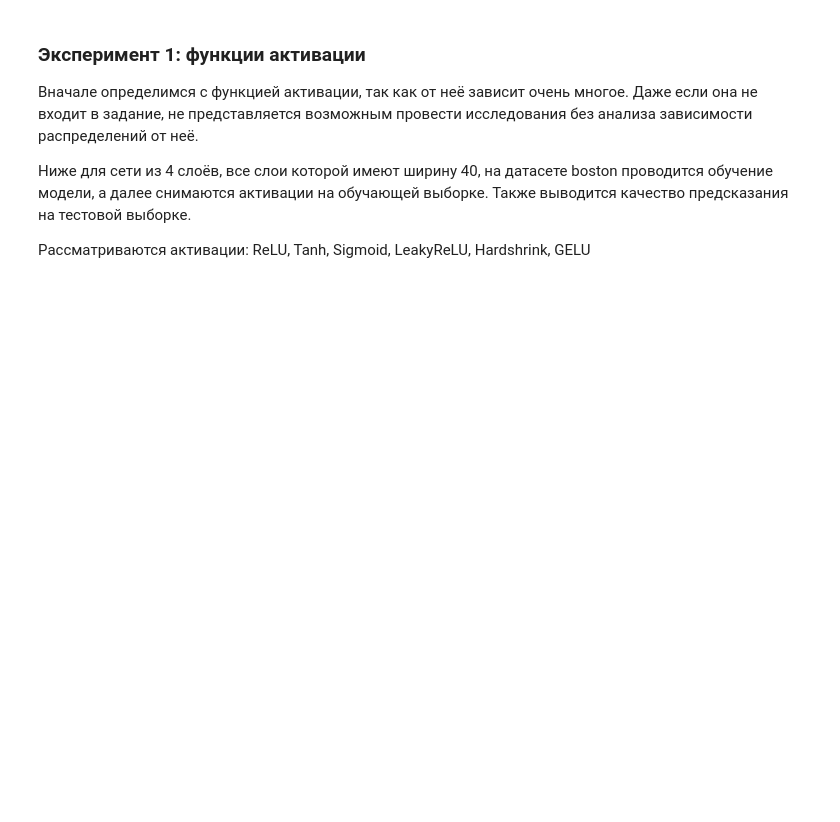
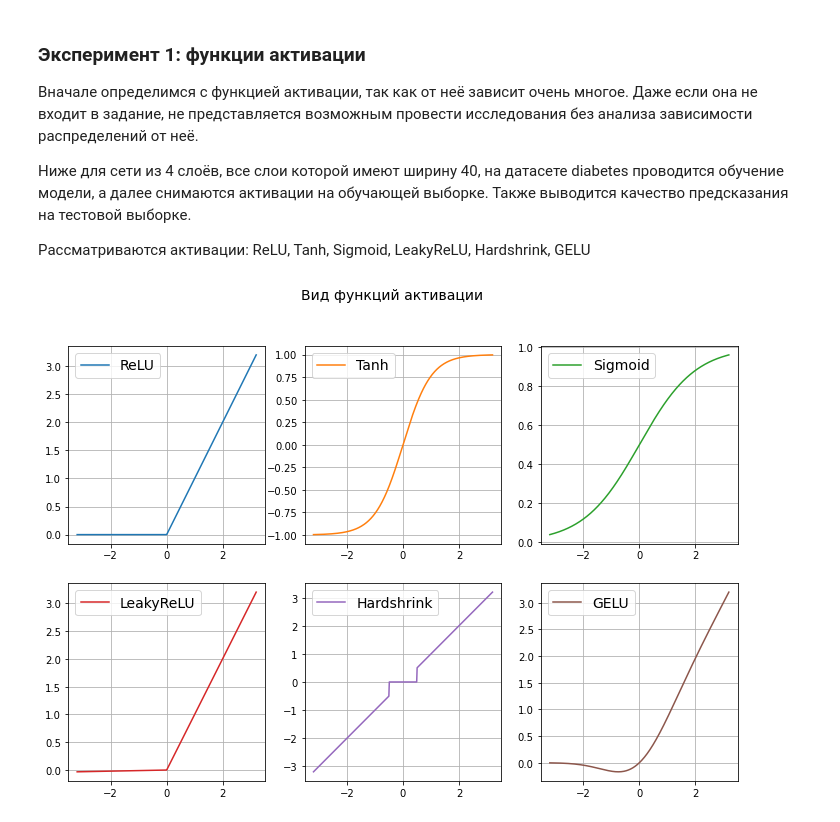
Before and after one commit to Html1905rts/DL_lab_1, a Jupyter notebook: Lab_1_activations.ipynb, the cells around one changed output. Drawn from its saved outputs; the diff is of its cells as text; code cells hidden in the pictures; blank space fills up the shorter version.

```diff
--- a/Lab_1_activations.ipynb
+++ b/Lab_1_activations.ipynb
@@ -47,6 +62,12 @@ from exp_s import  exp_activations, exp_FFN
 
 Вначале определимся с функцией активации, так как от неё зависит очень многое. Даже если она не входит в задание, не представляется возможным провести исследования без анализа зависимости распределений от неё.
 
-Ниже для сети из 4 слоёв, все слои которой имеют ширину 40, на датасете boston проводится обучение модели, а далее снимаются активации на обучающей выборке. Также выводится качество предсказания на тестовой выборке.
+Ниже для сети из 4 слоёв, все слои которой имеют ширину 40, на датасете diabetes проводится обучение модели, а далее снимаются активации на обучающей выборке. Также выводится качество предсказания на тестовой выборке.
 
 Рассматриваются активации: ReLU, Tanh, Sigmoid, LeakyReLU, Hardshrink, GELU
+# %%
+activation_list = [nn.ReLU(), nn.Tanh(), nn.Sigmoid(), nn.LeakyReLU(), nn.Hardshrink(), nn.GELU()]
+act_name_list = ['ReLU', 'Tanh', 'Sigmoid', 'LeakyReLU', 'Hardshrink', 'GELU']
+plot_activation(activation_list, act_name_list)
+# %% [output]
+[figure, added]
```
Also changed, not shown: parts of 67 cells of this notebook.
